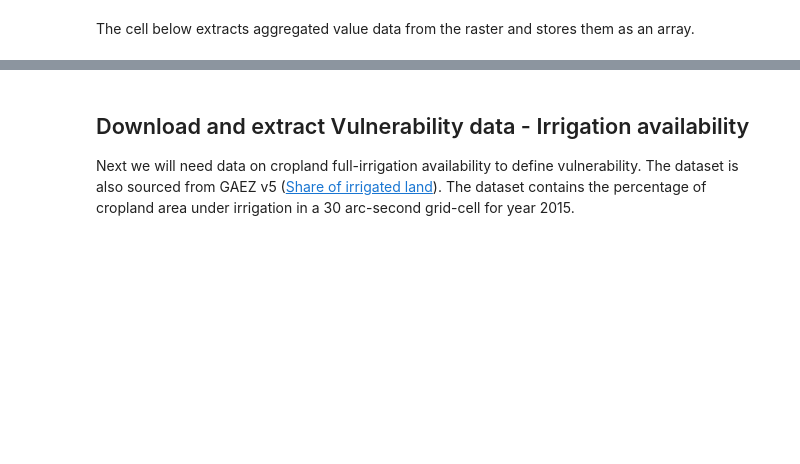
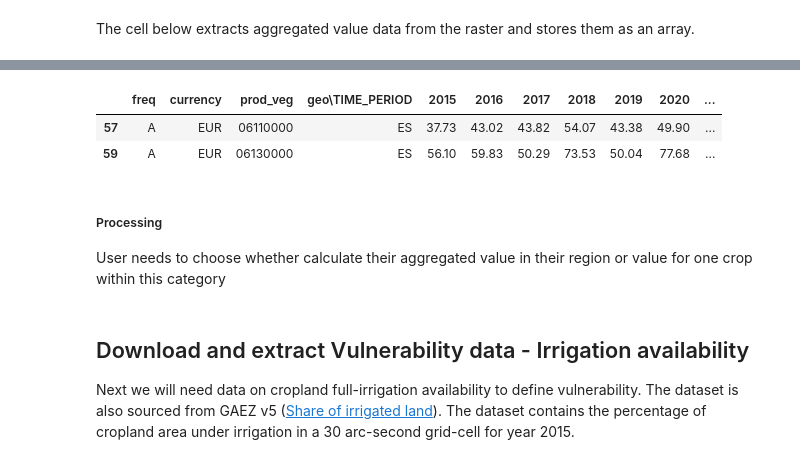
Before and after one commit to CLIMAAX/DROUGHTS, a Jupyter notebook: 02_agriculture_drought/AGRICULTURE_DROUGHT_Risk_Assessment.ipynb, the cells around one changed output, grey strips where cells are left out. Drawn from its saved outputs; the diff is of its cells as text; code cells hidden in the pictures; blank space fills up the shorter version.

```diff
--- a/02_agriculture_drought/AGRICULTURE_DROUGHT_Risk_Assessment.ipynb
+++ b/02_agriculture_drought/AGRICULTURE_DROUGHT_Risk_Assessment.ipynb
@@ -297,0 +323,6 @@ val_gaez = val_gaez.reshape(fields_shape)
+# %%
+#code of dataset from EUROSTAT listing annual crop prices by country
+code = 'apri_ap_crpouta'
+
+#get dictionary of country IDs for users to choose from
+eurostat.get_dic(code,'geo', full=False)
@@ -297,0 +347,37 @@ val_gaez = val_gaez.reshape(fields_shape)
+# %%
+#select country using ID in dictionary above
+country = 'ES'
+
+#select crops, need to spell the name in english...
+#could also provide dictionary for this?
+crops = ['peach','apple']
+crops_pattern = '|'.join(crops)
+# %%
+##retrieve data from eurostat
+#filter dataset for time, country and currency
+#prices looked up for 2015-2024 by default, customisable by user
+my_filter_pars = {'startPeriod':2015, 'endPeriod': 2025, 'geo':country, 'currency':'EUR' }
+data = eurostat.get_data_df(code, filter_pars=my_filter_pars)
+
+#create dictionary of available crops for the selected country
+dic_crops = eurostat.get_dic(code,'prod_veg',frmt='df', full=False)
+# %%
+#create new column matching the crop code with the crop name from dictionary
+#without this crops are just assigned a numeric code which is hard to understand for user
+data['name_crop'] = data['prod_veg'].map(dic_crops.set_index('val')['descr'])
+
+#calculate mean price for the selected crops for the whole selected period
+data['crop_mean_value']=data.iloc[:,4:-1].mean(numeric_only=True,axis=1)
+# %%
+#print output of selection
+#some crops have more than one entry, we need to decide what to do about that (mean or user choice)
+
+data_crop = data[data['name_crop'].str.contains(crops_pattern, case=False, na=False)]
+data_crop
+# %% [output]
+|  | freq | currency | prod_veg | geo\TIME_PERIOD | 2015 | 2016 | 2017 | 2018 | 2019 | 2020 | ... |
+| 57 | A | EUR | 06110000 | ES | 37.73 | 43.02 | 43.82 | 54.07 | 43.38 | 49.90 | ... |
+| 59 | A | EUR | 06130000 | ES | 56.10 | 59.83 | 50.29 | 73.53 | 50.04 | 77.68 | ... |
+# %% [markdown]
+##### Processing
+User needs to choose whether calculate their aggregated value in their region or value for one crop within this category
```
Also changed, not shown: parts of 8 cells of this notebook.
